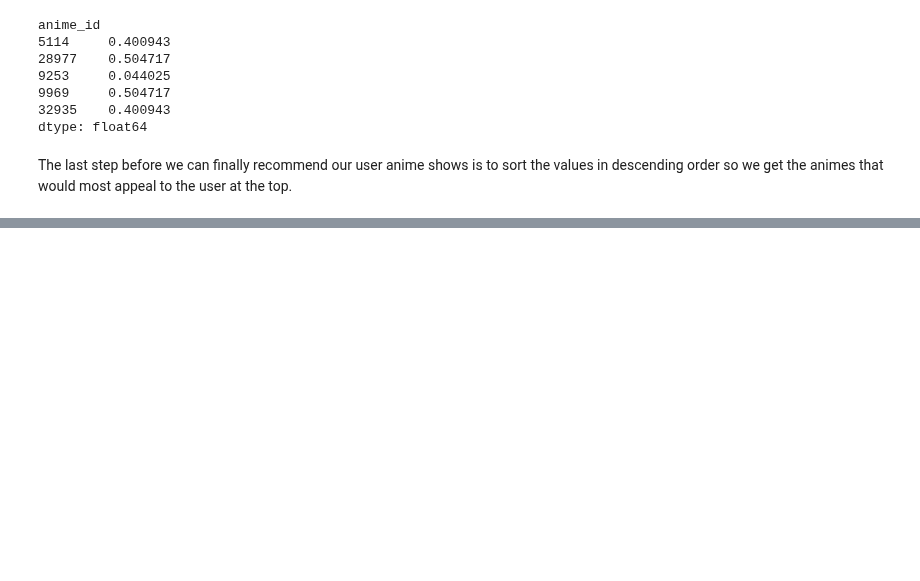
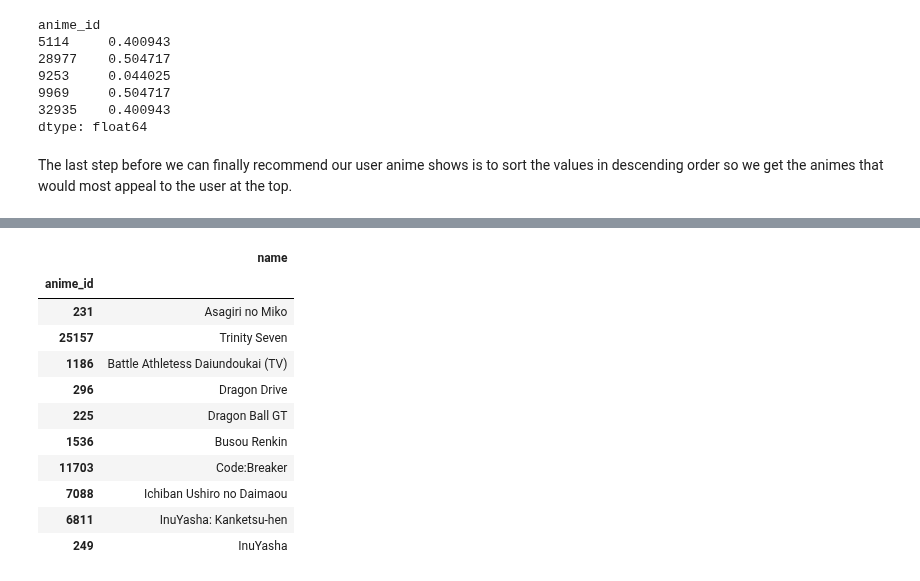
Before and after one commit to Zenoix/Anime-Recommendations, a Jupyter notebook: Content Based Filtering.ipynb, the cells around one changed output, grey strips where cells are left out. Cells and saved outputs as stored; diff of their text form; code cells hidden in the pictures; blank space fills up the shorter version.

Commit message:
Modified the end a bit so that the recommendations stay in the order of the weighted averages

```diff
--- a/Content Based Filtering.ipynb
+++ b/Content Based Filtering.ipynb
@@ -353,0 +347,20 @@ anime_df.loc[anime_df["anime_id"].isin(recommendations.head(10).keys())][["name"
+# %%
+# Find the top 10 animes in the recommendations in the anime dataset and put it in a new dataframe
+recommendations_df = anime_df.loc[anime_df["anime_id"].isin(recommendations.head(10).keys())]
+# Set the index of the dataframe to the anime ids
+recommendations_df.set_index("anime_id", inplace=True)
+# Use loc and the anime ids of the top 10 anime recommendations to preserve the order and output that to the user
+recommendations_df.loc[recommendations.head(10).keys()][["name"]]
+# %% [output]
+|  | name |
+| anime_id |  |
+| 231 | Asagiri no Miko |
+| 25157 | Trinity Seven |
+| 1186 | Battle Athletess Daiundoukai (TV) |
+| 296 | Dragon Drive |
+| 225 | Dragon Ball GT |
+| 1536 | Busou Renkin |
+| 11703 | Code:Breaker |
+| 7088 | Ichiban Ushiro no Daimaou |
+| 6811 | InuYasha: Kanketsu-hen |
+| 249 | InuYasha |
```
Also changed, not shown: parts of 4 cells of this notebook.
